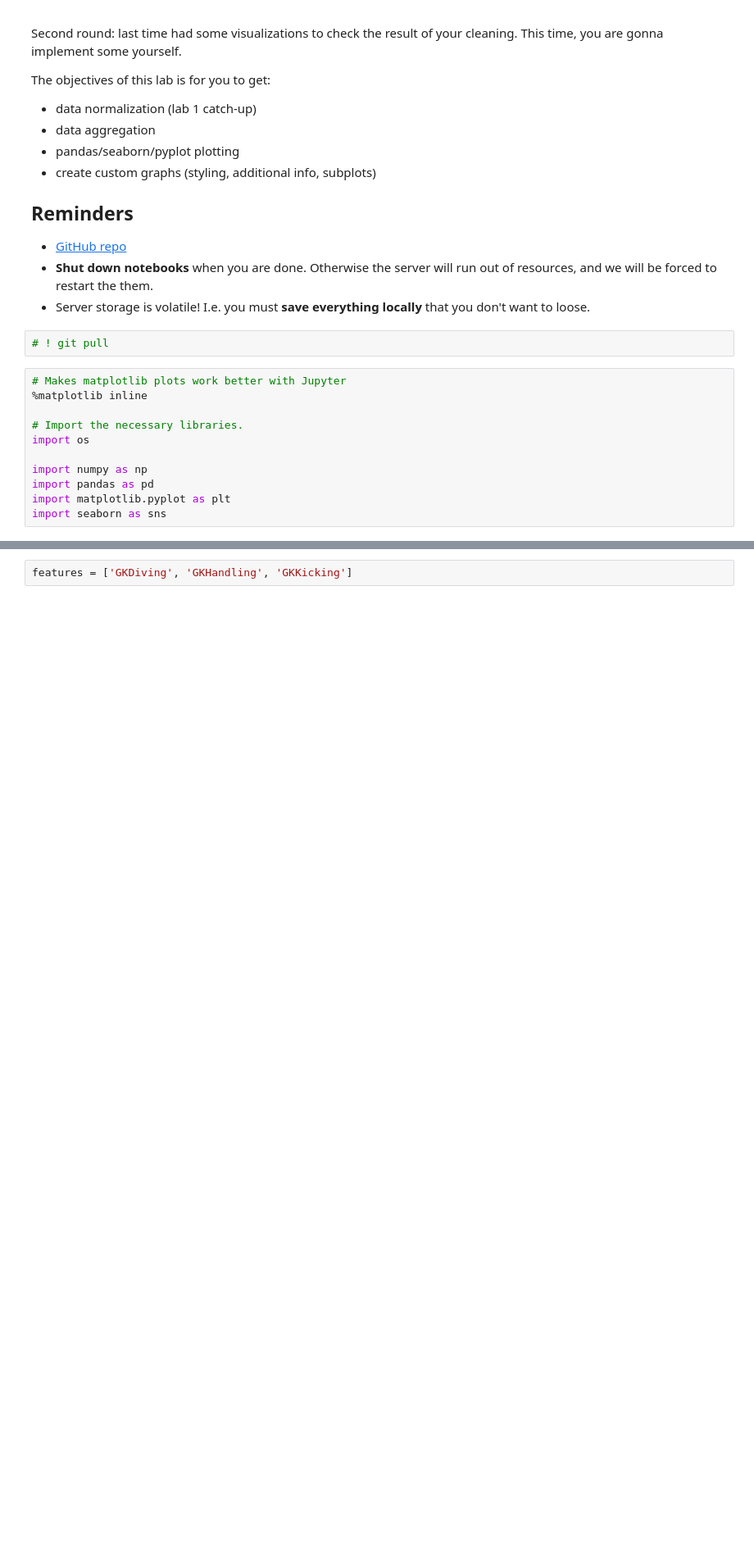
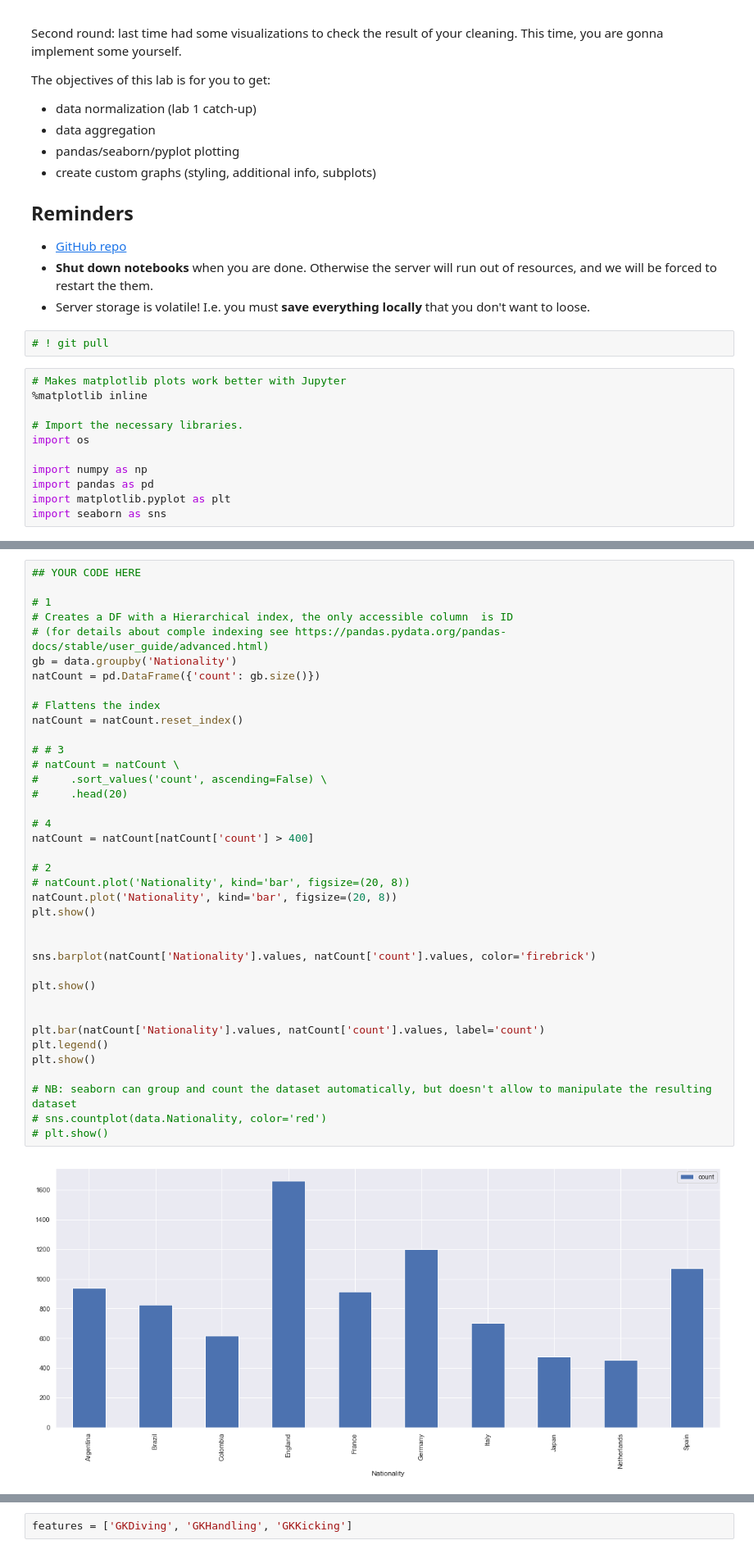
Before and after one commit to Faur/ITU-Data-Science-in-Games-Exercises, a Jupyter notebook: development/Lab2 Visualizations.ipynb, the cells around one changed output, grey strips where cells are left out. Shown at 82% size. Drawn from its saved outputs; the diff is of its cells as text; blank space fills up the shorter version.

```diff
--- a/development/Lab2 Visualizations.ipynb
+++ b/development/Lab2 Visualizations.ipynb
@@ -43,0 +60,40 @@ Objective: get familiar with color palette types
+# %%
+## YOUR CODE HERE
+
+# 1
+# Creates a DF with a Hierarchical index, the only accessible column  is ID
+# (for details about comple indexing see https://pandas.pydata.org/pandas-docs/stable/user_guide/advanced.html)
+gb = data.groupby('Nationality')
+natCount = pd.DataFrame({'count': gb.size()})
+
+# Flattens the index
+natCount = natCount.reset_index()
+
+# # 3
+# natCount = natCount \
+#     .sort_values('count', ascending=False) \
+#     .head(20)
+
+# 4
+natCount = natCount[natCount['count'] > 400]
+
+# 2
+# natCount.plot('Nationality', kind='bar', figsize=(20, 8))
+natCount.plot('Nationality', kind='bar', figsize=(20, 8))
+plt.show()
+
+
+sns.barplot(natCount['Nationality'].values, natCount['count'].values, color='firebrick')
+
+plt.show()
+
+
+plt.bar(natCount['Nationality'].values, natCount['count'].values, label='count')
+plt.legend()
+plt.show()
+
+# NB: seaborn can group and count the dataset automatically, but doesn't allow to manipulate the resulting dataset
+# sns.countplot(data.Nationality, color='red')
+# plt.show()
+# %% [output]
+[figure, added]
```
Also changed, not shown: parts of 25 cells of this notebook.
